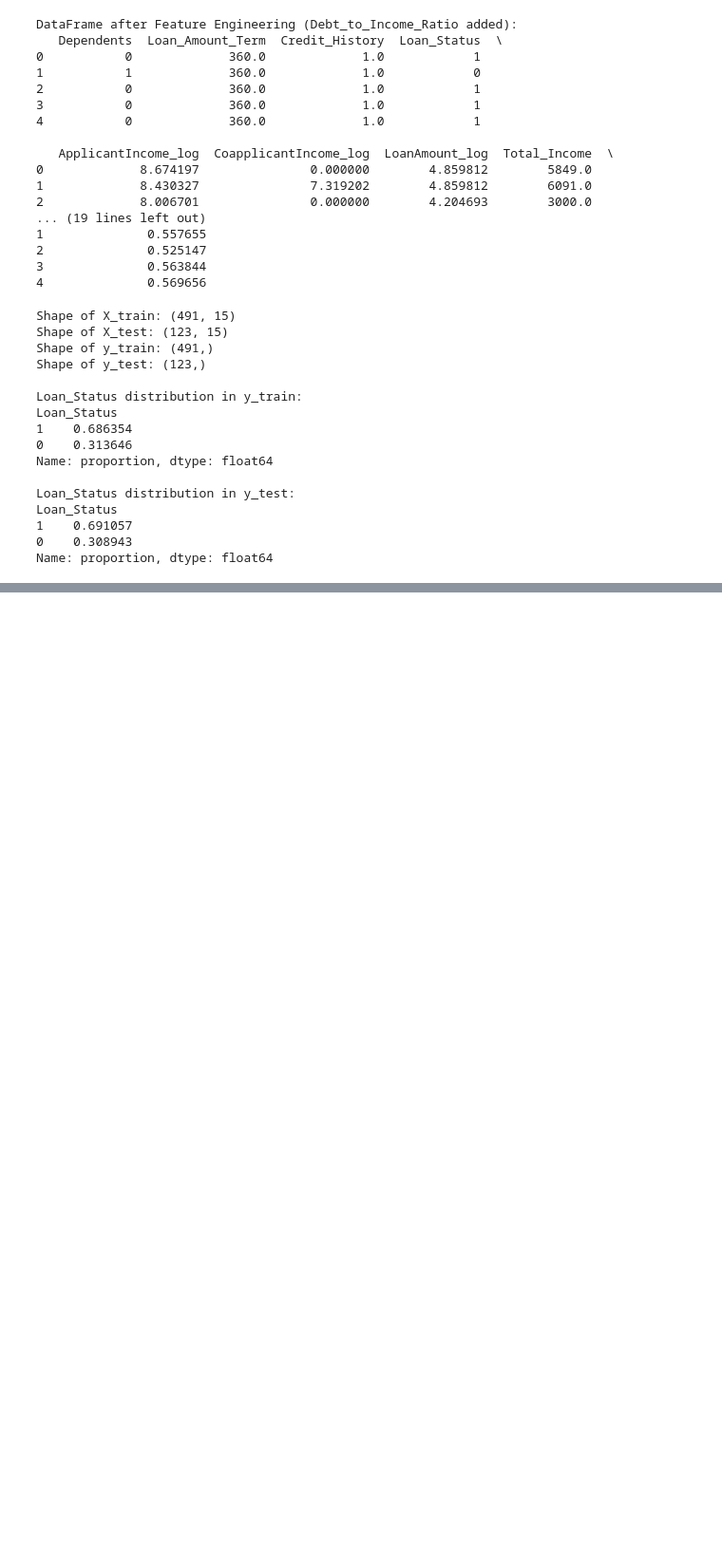
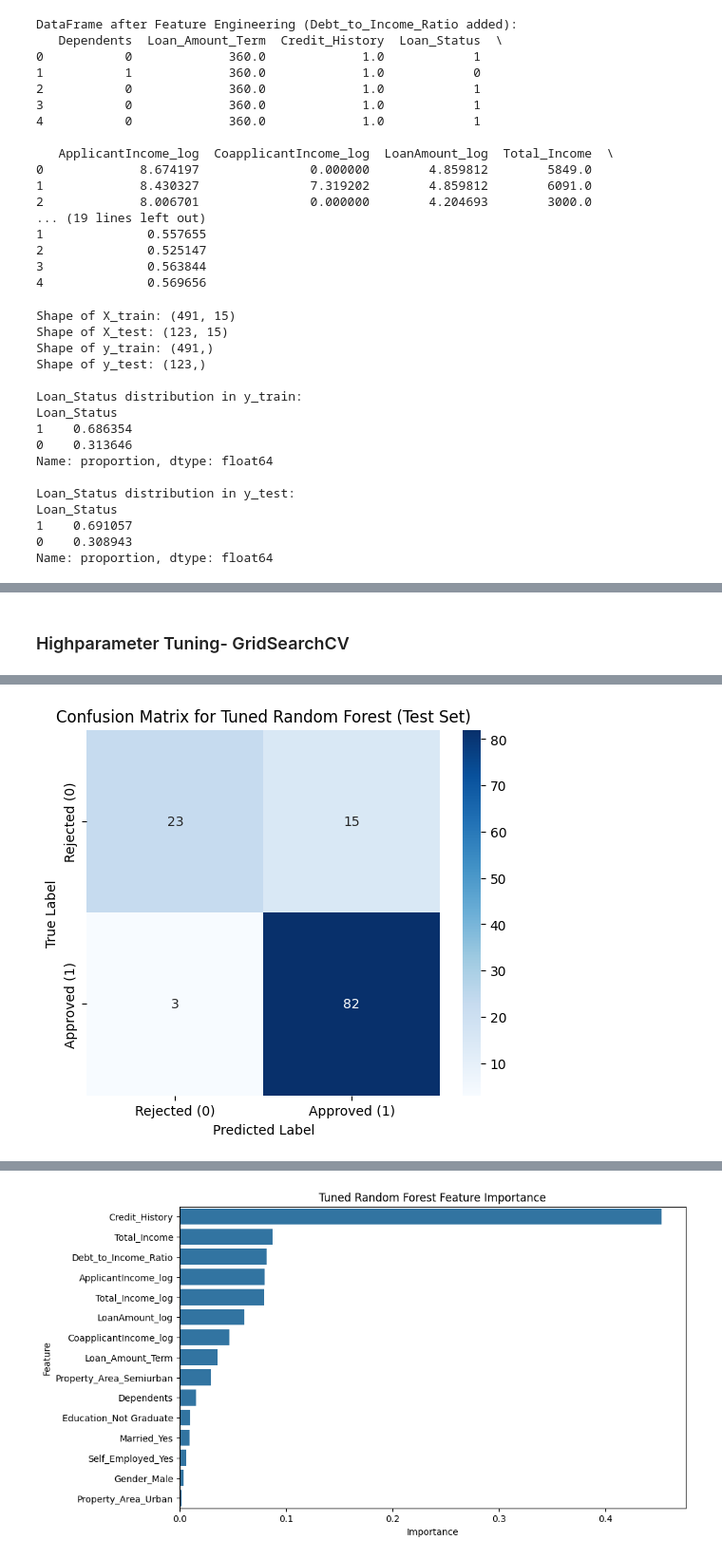
Before and after one commit to ShrijithSM/Loan-Approval-Prediction, a Jupyter notebook: main.ipynb, the cells around one changed output, grey strips where cells are left out. Shown at 95% size. Cells and saved outputs as stored; diff of their text form; code cells hidden in the pictures; blank space fills up the shorter version.

```diff
--- a/main.ipynb
+++ b/main.ipynb
@@ -330,0 +600,78 @@ Name: proportion, dtype: float64
+# %% [markdown]
+### Highparameter Tuning- GridSearchCV
+# %%
+from sklearn.model_selection import GridSearchCV
+
+# Define the parameter grid to search
+param_grid = {
+    'n_estimators': [100, 250, 500], # Number of trees
+    'max_depth': [5, 10, 15, None], # Maximum depth of the tree (None means full depth)
+    'min_samples_split': [2, 5, 10], # Minimum samples required to split a node
+    'min_samples_leaf': [1, 2, 4],   # Minimum samples required at a leaf node
+    'max_features': ['sqrt', 'log2'] # Number of features to consider for best split
+}
+
+# Initialize GridSearchCV
+# estimator: our Random Forest model
+# param_grid: the dictionary of parameters to search
+# cv: number of folds for cross-validation (e.g., 5-fold cross-validation)
+# scoring: the metric to optimize (e.g., 'accuracy', 'f1', 'roc_auc')
+# n_jobs: number of CPU cores to use (-1 means use all available)
+# verbose: verbosity mode (higher number for more messages)
+grid_search = GridSearchCV(estimator=RandomForestClassifier(random_state=42),
+                           param_grid=param_grid,
+                           cv=5, # 5-fold cross-validation
+                           scoring='f1', # Let's optimize for F1-score as it balances Precision and Recall
+                           n_jobs=-1, # Use all available CPU cores
+                           verbose=2) # Display progress messages
+
+# Fit GridSearchCV to the training data
+print("\nStarting GridSearchCV for Hyperparameter Tuning (this might take a while)...")
+grid_search.fit(X_train, y_train)
+print("GridSearchCV complete!")
+
+# Get the best parameters and best score
+print(f"\nBest Parameters found: {grid_search.best_params_}")
+print(f"Best F1-score found (on validation sets): {grid_search.best_score_:.4f}")
+
+# Get the best model
+best_rf_model = grid_search.best_estimator_
+
+# Evaluate the best model on the test set
+print("\n--- Evaluating Tuned Random Forest Model on Test Set ---")
+y_test_pred_tuned_rf = best_rf_model.predict(X_test)
+
+tuned_rf_accuracy = accuracy_score(y_test, y_test_pred_tuned_rf)
+tuned_rf_cm = confusion_matrix(y_test, y_test_pred_tuned_rf)
+tuned_rf_report = classification_report(y_test, y_test_pred_tuned_rf)
+
+print(f"Test Accuracy (Tuned RF): {tuned_rf_accuracy:.4f}")
+print("\nConfusion Matrix (Tuned RF - Test Set):")
+print(tuned_rf_cm)
+print("\nClassification Report (Tuned RF - Test Set):")
+print(tuned_rf_report)
+
+# Visualizing the Confusion Matrix for the Tuned Model
+plt.figure(figsize=(6, 5))
+sns.heatmap(tuned_rf_cm, annot=True, fmt="d", cmap="Blues",
+            xticklabels=['Rejected (0)', 'Approved (1)'], yticklabels=['Rejected (0)', 'Approved (1)'])
+plt.title('Confusion Matrix for Tuned Random Forest (Test Set)')
+plt.xlabel('Predicted Label')
+plt.ylabel('True Label')
+plt.show()
+
+# Feature Importance from the Best Tuned Model
+print("\nFeature Importance from Tuned Random Forest Model:")
+feature_importances_tuned_rf = pd.DataFrame({
+    'Feature': X_train.columns,
+    'Importance': best_rf_model.feature_importances_
+}).sort_values(by='Importance', ascending=False)
+print(feature_importances_tuned_rf)
+
+plt.figure(figsize=(10, 6))
+sns.barplot(x='Importance', y='Feature', data=feature_importances_tuned_rf)
+plt.title('Tuned Random Forest Feature Importance')
+plt.xlabel('Importance')
+plt.ylabel('Feature')
+plt.show()
+# %% [output]
@@ -330,0 +695 @@ Name: proportion, dtype: float64
+[figure, added]
@@ -330,0 +713 @@ Name: proportion, dtype: float64
+[figure, added]
```
Also changed, not shown: parts of 6 cells of this notebook.
